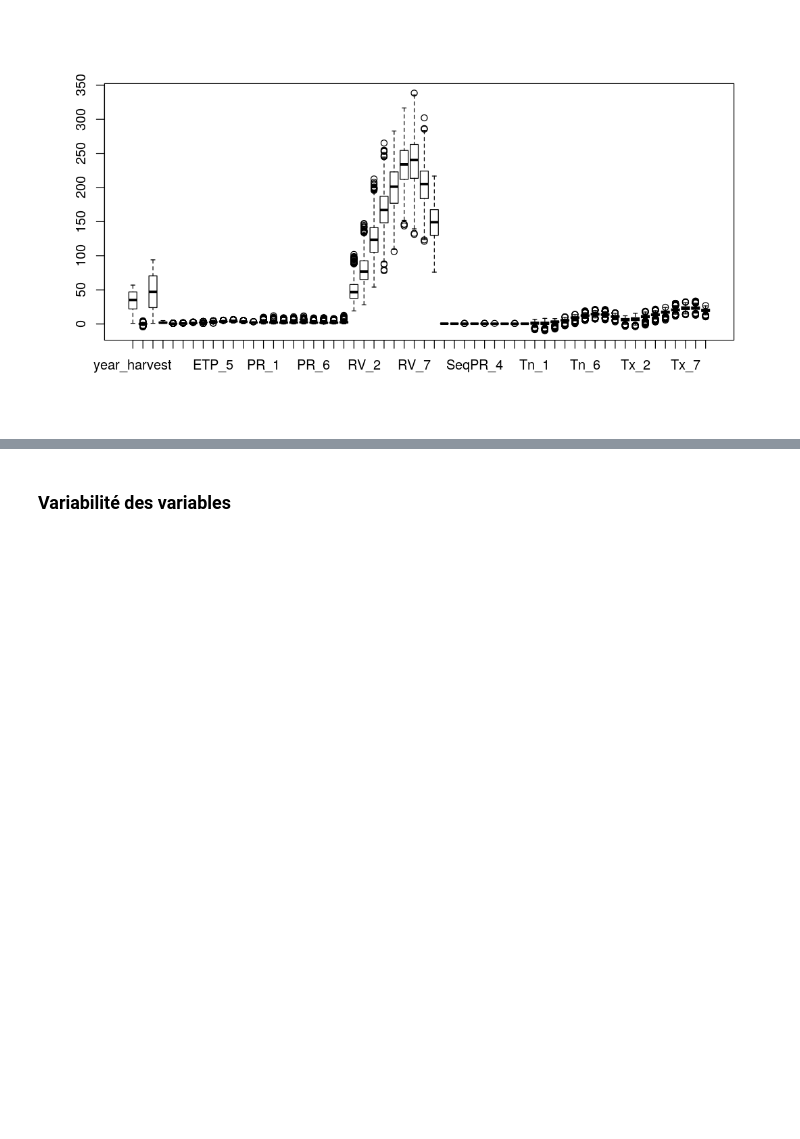
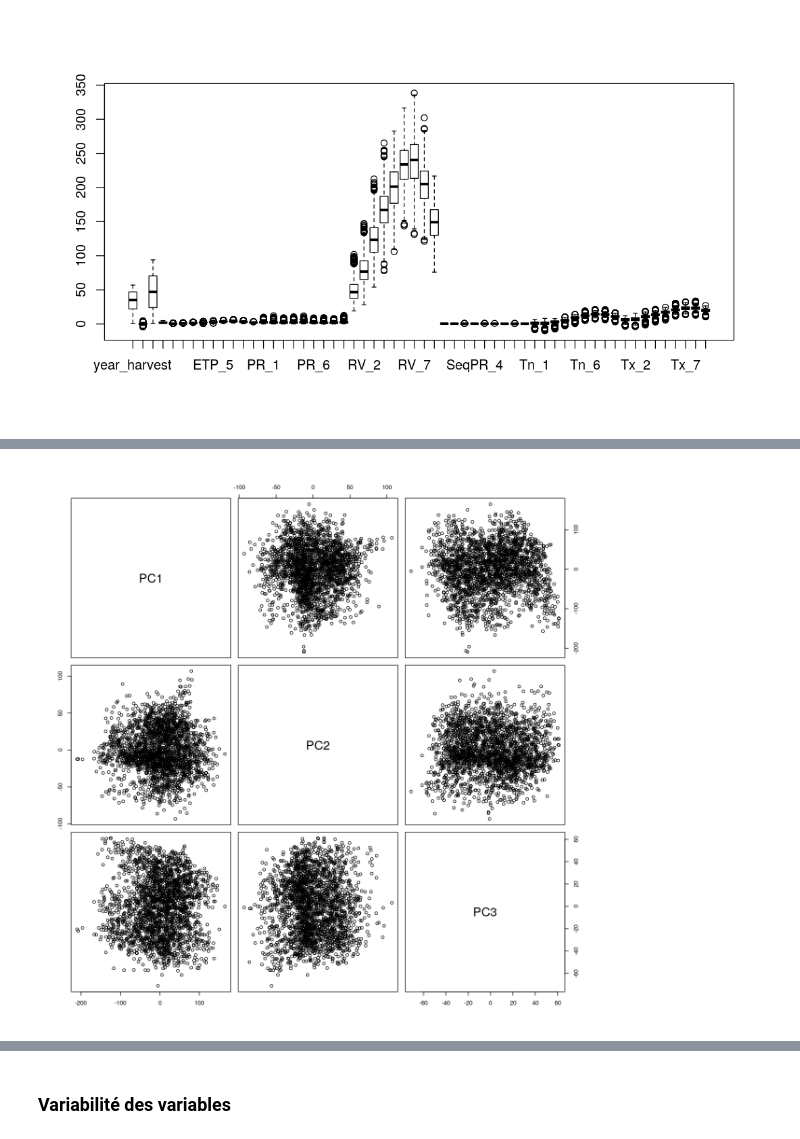
Before and after one commit to YunfeiZHAO/SY19_projet2, a Jupyter notebook: 2.regression.ipynb, the cells around one changed output, grey strips where cells are left out. Drawn from its saved outputs; the diff is of its cells as text; code cells hidden in the pictures; blank space fills up the shorter version.

```diff
--- a/2.regression.ipynb
+++ b/2.regression.ipynb
@@ -38,6 +38,28 @@ Warning message in sample.int(.Machine$integer.max - 1L, 1L):
 “'.Random.seed[1]' is not a valid integer, so ignored”
 [1] "Closing cluster"
 ERROR: Error in checkCluster(cl): not a valid cluster
+# %%
+extract_x = function(data) data[, -grep('yield_anomaly', colnames(data))]
+pca_to_data = function(pca, coeff=NULL) {
+    pca_data = pca$x
+    if (!is.null(coeff)) {
+        sum_lambdas = cumsum(sort(pca$sdev, decreasing=TRUE)) / sum(pca$sdev)
+        pca_data = pca_data[,1:which.min(abs(sum_lambdas - coeff))]
+    }
+
+    data = cbind(pca_data, mais.raw$yield_anomaly)
+    colnames(data)[ncol(data)] = 'yield_anomaly'
+    return(as.data.frame(data))
+}
+
+split = function(data, p=0.2) {
+    set.seed(1234)
+    test.index = createDataPartition(data$yield_anomaly, p=p, list=FALSE)
+    return(list(
+        train = mais[-test.index,],
+        test = mais[test.index,]
+    ))
+}
 # %% [markdown]
 ### Plot functions
 # %%
@@ -265,0 +299,7 @@ plot(mais.pca$x)
+# %%
+# Principal Components pair plots
+options(repr.plot.width=10, repr.plot.height=10)
+pairs(mais.pca$x[,1:3])
+options(repr.plot.width=9, repr.plot.height=5)
+# %% [output]
+[figure, added]
```
Also changed, not shown: parts of 36 cells of this notebook, 1 other file.
